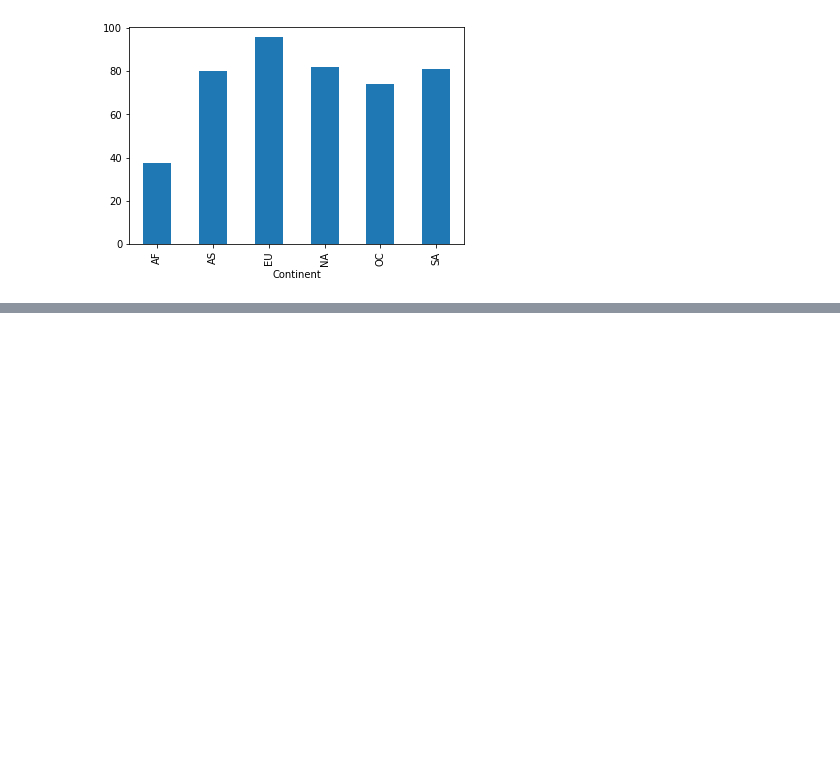
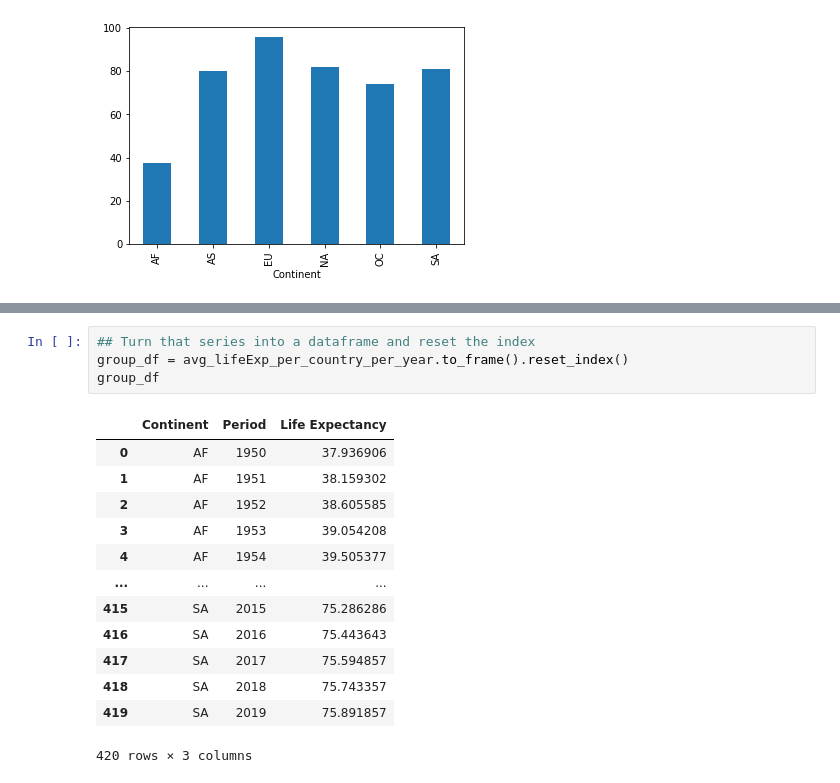
Before and after one commit to saiyidmkazmi/Project1-LifeExpectancy-, a Jupyter notebook: main.ipynb, the cells around one changed output, grey strips where cells are left out. Cells and saved outputs as stored; diff of their text form; blank space fills up the shorter version.

```diff
--- a/main.ipynb
+++ b/main.ipynb
@@ -314,0 +343,18 @@ final_df.groupby(["Continent"])["Population using at least basic sanitization se
+# %%
+## Turn that series into a dataframe and reset the index
+group_df = avg_lifeExp_per_country_per_year.to_frame().reset_index()
+group_df
+# %% [output]
+|  | Continent | Period | Life Expectancy |
+| 0 | AF | 1950 | 37.936906 |
+| 1 | AF | 1951 | 38.159302 |
+| 2 | AF | 1952 | 38.605585 |
+| 3 | AF | 1953 | 39.054208 |
+| 4 | AF | 1954 | 39.505377 |
+| ... | ... | ... | ... |
+| 415 | SA | 2015 | 75.286286 |
+| 416 | SA | 2016 | 75.443643 |
+| 417 | SA | 2017 | 75.594857 |
+| 418 | SA | 2018 | 75.743357 |
+| 419 | SA | 2019 | 75.891857 |
+420 rows × 3 columns
```
Also changed, not shown: parts of 5 cells of this notebook.
